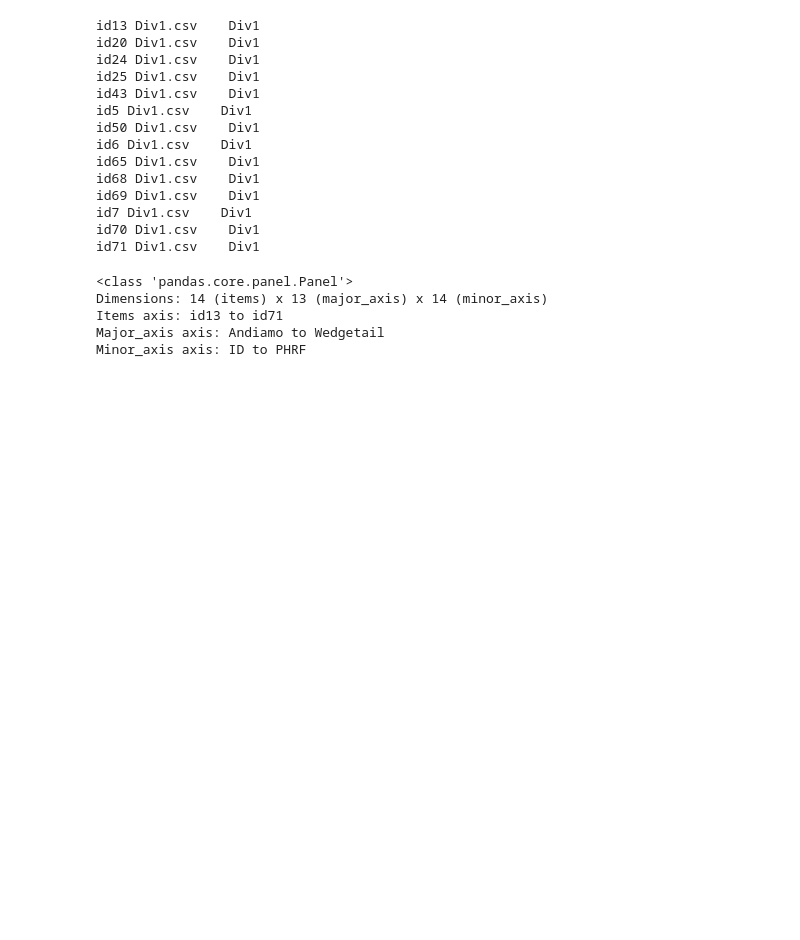
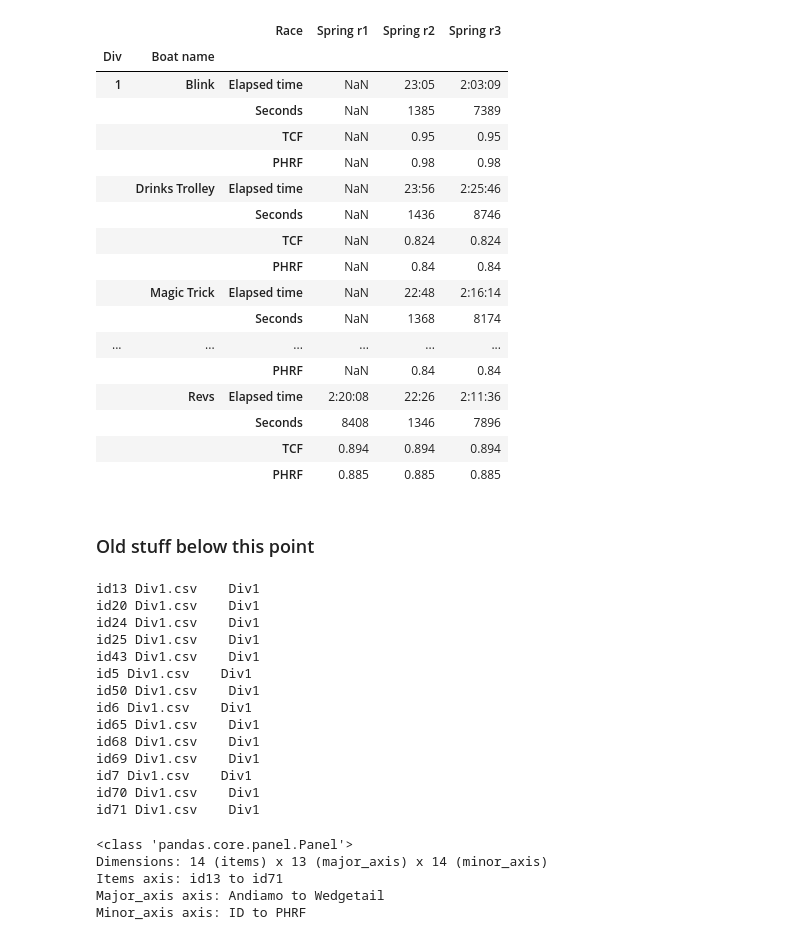
Before and after one commit to drphilbishop/RPNYC_race_analysis, a Jupyter notebook: testAnalysis.ipynb, the cells around one changed output. Cells and saved outputs as stored; diff of their text form; code cells hidden in the pictures; blank space fills up the shorter version.

Commit message:
got code for arranging df for analysis into testAnalysis

```diff
--- a/testAnalysis.ipynb
+++ b/testAnalysis.ipynb
@@ -9,6 +9,7 @@ import re
 
 pd.set_option('display.line_width',10000)
 pd.set_option('display.precision', 5)
+pd.set_option('display.multi_sparse', True)
 #pd.set_option('display.max_columns',10000)
 #pd.set_option('display.max_rows',10000)
 #pd.set_option('display.max_colwidth',10000)
@@ -16,10 +17,10 @@ pd.set_option('display.precision', 5)
 #pd.set_option('display.notebook_repr_html',True)
 #pd.set_option('display.expand_frame_repr', True)
 
-#datapath = 'C:\\Phil\\My Dropbox\\Rocket Science\\Handicapping\\2013 Winter series and 2-handed\\'
-datapath = "C:\\Phil\\My Dropbox\\Rocket Science\\Handicapping\\2012-13 season\\Proc'd CSVs\\"
-#datapath = '/Users/PhilBishop/Dropbox/Rocket Science/Handicapping/2013 Winter series and 2-handed/'
-
-# Collect all file names from datapath location into a variable called filenames
-filenames = os.listdir(datapath)
-#filenames
+datapath = 'C:\\Phil\\My Dropbox\\Python\Sailing\Data\\'
+# %%
+#data = pd.read_csv("C:\\Phil\\My Dropbox\\Sailing cmte\\Handicapping\\2013-14 season\\Proc'd CSVs\\All divs championship.csv", sep=',',index_col=[0,1,2])
+data = pd.read_csv(datapath + "All divs championship.csv", sep=',')
+
+#data.sort(['Boat name'])
+data.head()
@@ -26,3 +34,27 @@ filenames = os.listdir(datapath)
+# %%
+#data.set_index(['Boat name','Div','Race']).unstack().drop('Details',axis=1).stack(level=1).head(20)
+data.set_index(['Div','Boat name','Race']).unstack().drop('Details',axis=1).stack(level=0).head(20)
+# %% [output]
+|  |  | Race | Spring r1 | Spring r2 | Spring r3 |
+| Div | Boat name |  |  |  |  |
+| 1 | Blink | Elapsed time | NaN | 23:05 | 2:03:09 |
+|  |  | Seconds | NaN | 1385 | 7389 |
+|  |  | TCF | NaN | 0.95 | 0.95 |
+|  |  | PHRF | NaN | 0.98 | 0.98 |
+|  | Drinks Trolley | Elapsed time | NaN | 23:56 | 2:25:46 |
+|  |  | Seconds | NaN | 1436 | 8746 |
+|  |  | TCF | NaN | 0.824 | 0.824 |
+|  |  | PHRF | NaN | 0.84 | 0.84 |
+|  | Magic Trick | Elapsed time | NaN | 22:48 | 2:16:14 |
+|  |  | Seconds | NaN | 1368 | 8174 |
+| ... | ... | ... | ... | ... | ... |
+|  |  | PHRF | NaN | 0.84 | 0.84 |
+|  | Revs | Elapsed time | 2:20:08 | 22:26 | 2:11:36 |
+|  |  | Seconds | 8408 | 1346 | 7896 |
+|  |  | TCF | 0.894 | 0.894 | 0.894 |
+|  |  | PHRF | 0.885 | 0.885 | 0.885 |
+# %% [markdown]
+### Old stuff below this point
 # %%
 # Define functions
 
```
Also changed, not shown: parts of 1 cell of this notebook, 2 other files.
